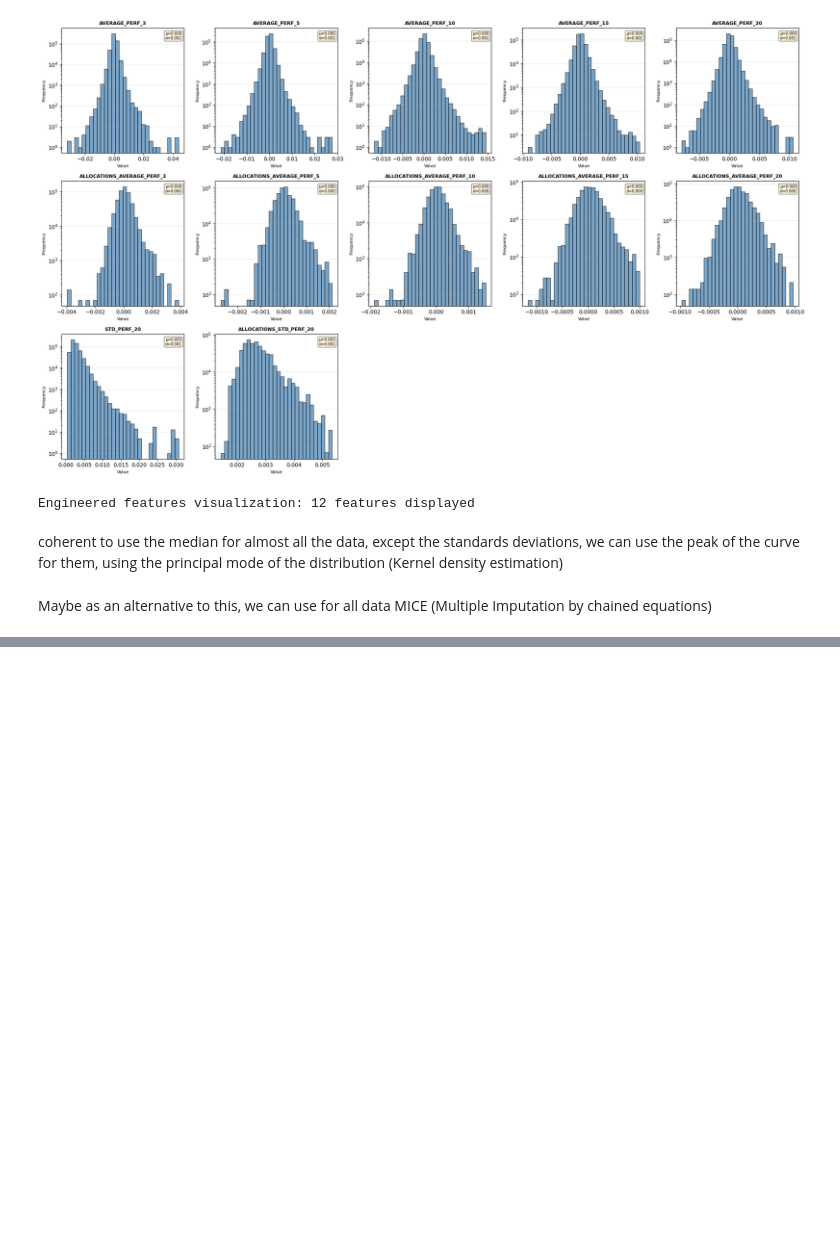
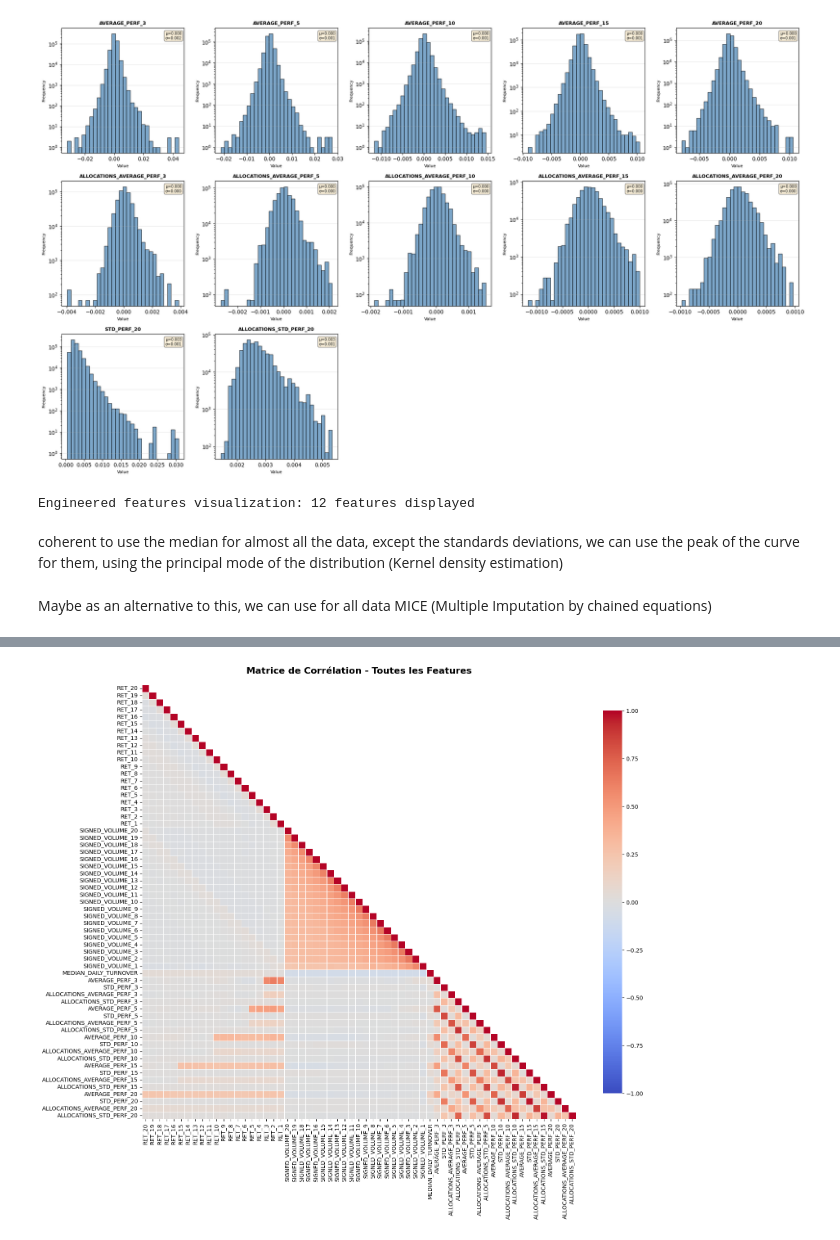
Before and after one commit to victorcamps70/asset-allocation, a Jupyter notebook: src/preprocessing/data_analysis.ipynb, the cells around one changed output, grey strips where cells are left out. Cells and saved outputs as stored; diff of their text form; code cells hidden in the pictures; blank space fills up the shorter version.

```diff
--- a/src/preprocessing/data_analysis.ipynb
+++ b/src/preprocessing/data_analysis.ipynb
@@ -206,0 +368,12 @@ Maybe as an alternative to this, we can use for all data MICE (Multiple Imputati
+# %%
+# Heatmap de corrélation (complète)
+fig, ax = plt.subplots(figsize=(16, 14))
+mask = np.triu(np.ones_like(corr_matrix, dtype=bool), k=1)
+sns.heatmap(corr_matrix, mask=mask, cmap='coolwarm', center=0,
+            square=True, linewidths=0.5, cbar_kws={"shrink": 0.8}, ax=ax,
+            vmin=-1, vmax=1)
+ax.set_title('Matrice de Corrélation - Toutes les Features', fontsize=16, fontweight='bold', pad=20)
+plt.tight_layout()
+plt.show()
+# %% [output]
+[figure, added]
```
Also changed, not shown: parts of 6 cells of this notebook.
